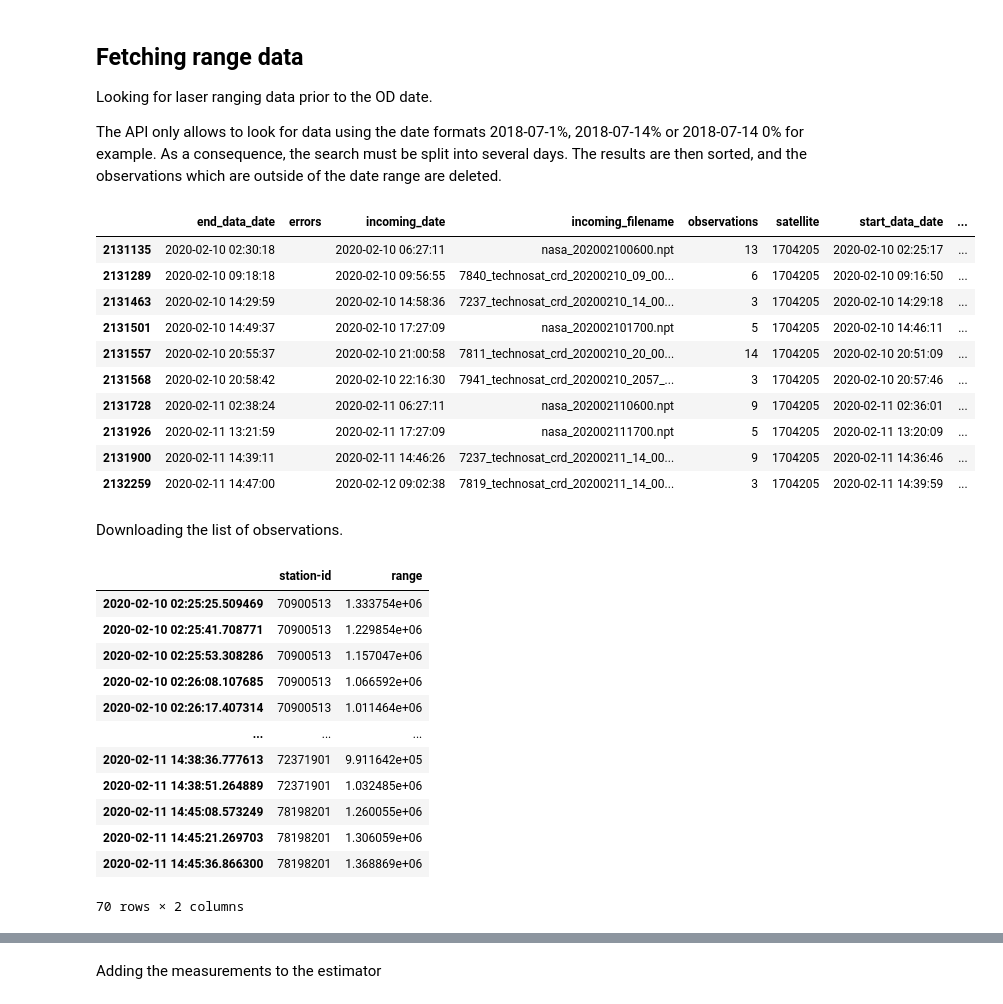
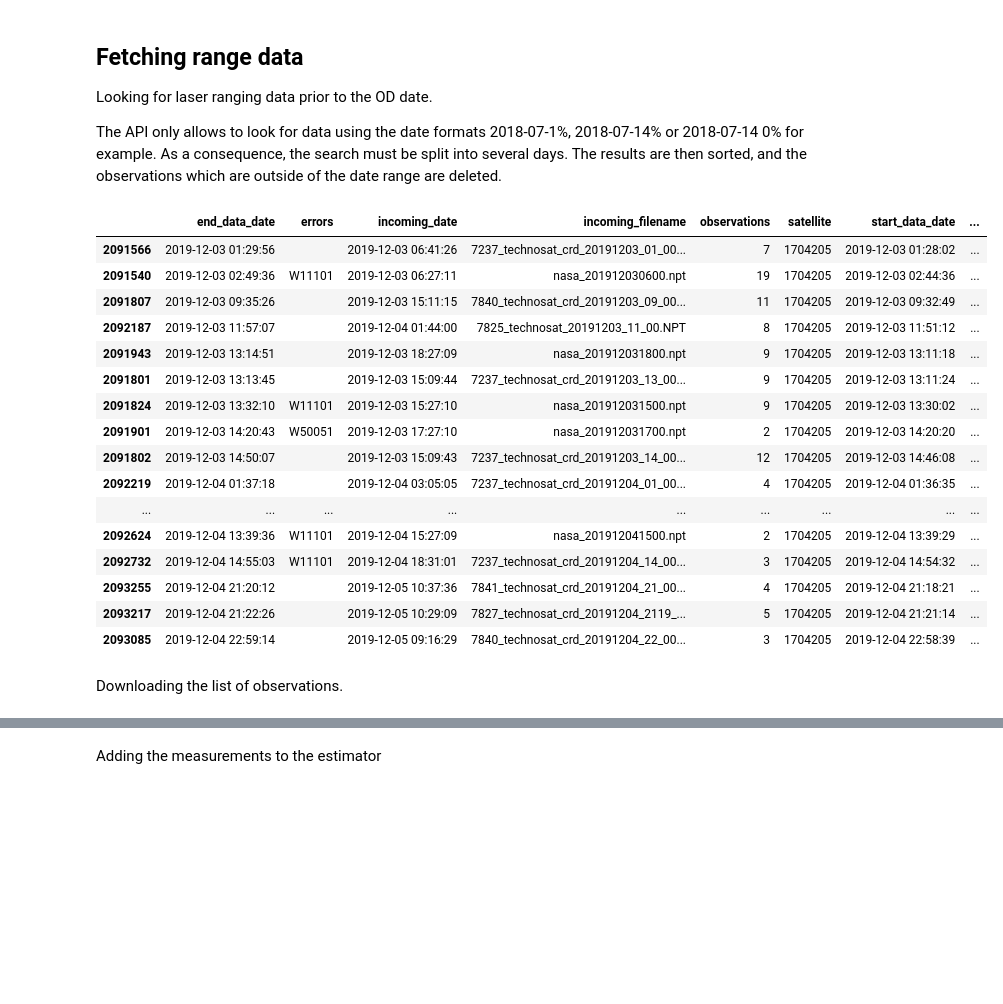
Before and after one commit to GorgiAstro/laser-orbit-determination, a Jupyter notebook: 02-orbit-determination-example.ipynb, the cells around one changed output, grey strips where cells are left out. Saved outputs shown, nothing was run; the diff lists cells and outputs as text; code cells hidden in the pictures; blank space fills up the shorter version.

```diff
--- a/02-orbit-determination-example.ipynb
+++ b/02-orbit-determination-example.ipynb
@@ -70,10 +72,22 @@ sc_name = 'technosat'  # Change the name to select a different satellite in the
 # %%
-# Parameters
+"""
+NPT: Normal point data. Recommended option. The data is pre-filtered by the laser data providers
+FRD: Full-rate data. Warning, these are a lot of data points (potentially tens of thousands per day),
+    the execution time could be greatly increased
+"""
+laser_data_type = 'NPT'
+
 range_weight = 1.0 # Will be normalized later (i.e divided by the number of observations)
 range_sigma = 1.0 # Estimated covariance of the range measurements, in meters
 
+import numpy as np
+az_weight = 0.1  # Do not weigh the Az/El measurements too much because they are much less accurate than ranges
+el_weight = 0.1
+az_sigma = float(np.deg2rad(0.01))
+el_sigma = float(np.deg2rad(0.01))
+
 from datetime import datetime
-odDate = datetime(2020, 2, 12) # Beginning of the orbit determination
+odDate = datetime(2019, 12, 5) # Beginning of the orbit determination
 collectionDuration = 2 # days
 from datetime import timedelta
 startCollectionDate = odDate + timedelta(days=-collectionDuration)
@@ -264,44 +301,26 @@ Looking for laser ranging data prior to the OD date.
 The API only allows to look for data using the date formats 2018-07-1%, 2018-07-14% or 2018-07-14 0% for example. As a consequence, the search must be split into several days. The results are then sorted, and the observations which are outside of the date range are deleted.
 # %%
 import slrDataUtils
-nptDatasetList = slrDataUtils.querySlrData(username_edc, password_edc, url, 'NPT',
+laserDatasetList = slrDataUtils.querySlrData(username_edc, password_edc, url, laser_data_type,
                                          sat_list[sc_name]['cospar_id'], startCollectionDate, odDate)
-frdDatasetList = slrDataUtils.querySlrData(username_edc, password_edc, url, 'FRD',
-                                         sat_list[sc_name]['cospar_id'], startCollectionDate, odDate)
-display(nptDatasetList)
+display(laserDatasetList)
 # %% [output]
 |  | end_data_date | errors | incoming_date | incoming_filename | observations | satellite | start_data_date | ... |
-| 2131135 | 2020-02-10 02:30:18 |  | 2020-02-10 06:27:11 | nasa_202002100600.npt | 13 | 1704205 | 2020-02-10 02:25:17 | ... |
-| 2131289 | 2020-02-10 09:18:18 |  | 2020-02-10 09:56:55 | 7840_technosat_crd_20200210_09_00... | 6 | 1704205 | 2020-02-10 09:16:50 | ... |
-| 2131463 | 2020-02-10 14:29:59 |  | 2020-02-10 14:58:36 | 7237_technosat_crd_20200210_14_00... | 3 | 1704205 | 2020-02-10 14:29:18 | ... |
-| 2131501 | 2020-02-10 14:49:37 |  | 2020-02-10 17:27:09 | nasa_202002101700.npt | 5 | 1704205 | 2020-02-10 14:46:11 | ... |
-| 2131557 | 2020-02-10 20:55:37 |  | 2020-02-10 21:00:58 | 7811_technosat_crd_20200210_20_00... | 14 | 1704205 | 2020-02-10 20:51:09 | ... |
-| 2131568 | 2020-02-10 20:58:42 |  | 2020-02-10 22:16:30 | 7941_technosat_crd_20200210_2057_... | 3 | 1704205 | 2020-02-10 20:57:46 | ... |
-| 2131728 | 2020-02-11 02:38:24 |  | 2020-02-11 06:27:11 | nasa_202002110600.npt | 9 | 1704205 | 2020-02-11 02:36:01 | ... |
-| 2131926 | 2020-02-11 13:21:59 |  | 2020-02-11 17:27:09 | nasa_202002111700.npt | 5 | 1704205 | 2020-02-11 13:20:09 | ... |
-| 2131900 | 2020-02-11 14:39:11 |  | 2020-02-11 14:46:26 | 7237_technosat_crd_20200211_14_00... | 9 | 1704205 | 2020-02-11 14:36:46 | ... |
-| 2132259 | 2020-02-11 14:47:00 |  | 2020-02-12 09:02:38 | 7819_technosat_crd_20200211_14_00... | 3 | 1704205 | 2020-02-11 14:39:59 | ... |
+| 2091566 | 2019-12-03 01:29:56 |  | 2019-12-03 06:41:26 | 7237_technosat_crd_20191203_01_00... | 7 | 1704205 | 2019-12-03 01:28:02 | ... |
+| 2091540 | 2019-12-03 02:49:36 | W11101 | 2019-12-03 06:27:11 | nasa_201912030600.npt | 19 | 1704205 | 2019-12-03 02:44:36 | ... |
+| 2091807 | 2019-12-03 09:35:26 |  | 2019-12-03 15:11:15 | 7840_technosat_crd_20191203_09_00... | 11 | 1704205 | 2019-12-03 09:32:49 | ... |
+| 2092187 | 2019-12-03 11:57:07 |  | 2019-12-04 01:44:00 | 7825_technosat_20191203_11_00.NPT | 8 | 1704205 | 2019-12-03 11:51:12 | ... |
+| 2091943 | 2019-12-03 13:14:51 |  | 2019-12-03 18:27:09 | nasa_201912031800.npt | 9 | 1704205 | 2019-12-03 13:11:18 | ... |
+| 2091801 | 2019-12-03 13:13:45 |  | 2019-12-03 15:09:44 | 7237_technosat_crd_20191203_13_00... | 9 | 1704205 | 2019-12-03 13:11:24 | ... |
+| 2091824 | 2019-12-03 13:32:10 | W11101 | 2019-12-03 15:27:10 | nasa_201912031500.npt | 9 | 1704205 | 2019-12-03 13:30:02 | ... |
+| 2091901 | 2019-12-03 14:20:43 | W50051 | 2019-12-03 17:27:10 | nasa_201912031700.npt | 2 | 1704205 | 2019-12-03 14:20:20 | ... |
+| 2091802 | 2019-12-03 14:50:07 |  | 2019-12-03 15:09:43 | 7237_technosat_crd_20191203_14_00... | 12 | 1704205 | 2019-12-03 14:46:08 | ... |
+| 2092219 | 2019-12-04 01:37:18 |  | 2019-12-04 03:05:05 | 7237_technosat_crd_20191204_01_00... | 4 | 1704205 | 2019-12-04 01:36:35 | ... |
+| ... | ... | ... | ... | ... | ... | ... | ... | ... |
+| 2092624 | 2019-12-04 13:39:36 | W11101 | 2019-12-04 15:27:09 | nasa_201912041500.npt | 2 | 1704205 | 2019-12-04 13:39:29 | ... |
+| 2092732 | 2019-12-04 14:55:03 | W11101 | 2019-12-04 18:31:01 | 7237_technosat_crd_20191204_14_00... | 3 | 1704205 | 2019-12-04 14:54:32 | ... |
+| 2093255 | 2019-12-04 21:20:12 |  | 2019-12-05 10:37:36 | 7841_technosat_crd_20191204_21_00... | 4 | 1704205 | 2019-12-04 21:18:21 | ... |
+| 2093217 | 2019-12-04 21:22:26 |  | 2019-12-05 10:29:09 | 7827_technosat_crd_20191204_2119_... | 5 | 1704205 | 2019-12-04 21:21:14 | ... |
+| 2093085 | 2019-12-04 22:59:14 |  | 2019-12-05 09:16:29 | 7840_technosat_crd_20191204_22_00... | 3 | 1704205 | 2019-12-04 22:58:39 | ... |
 # %% [markdown]
 Downloading the list of observations.
-# %%
-from orekit.pyhelpers import *
-from org.orekit.estimation.measurements import Range
-import slrDataUtils
-nptDataFrame = slrDataUtils.dlAndParseSlrData(username_edc, password_edc, url, 'NPT', nptDatasetList)
-# Comment out to download Full-Rate data
-# frdDataFrame = slrDataUtils.dlAndParseSlrData(username_edc, password_edc, url, 'FRD', frdDatasetList)
-display(nptDataFrame)
-# %% [output]
-|  | station-id | range |
-| 2020-02-10 02:25:25.509469 | 70900513 | 1.333754e+06 |
-| 2020-02-10 02:25:41.708771 | 70900513 | 1.229854e+06 |
-| 2020-02-10 02:25:53.308286 | 70900513 | 1.157047e+06 |
-| 2020-02-10 02:26:08.107685 | 70900513 | 1.066592e+06 |
-| 2020-02-10 02:26:17.407314 | 70900513 | 1.011464e+06 |
-| ... | ... | ... |
-| 2020-02-11 14:38:36.777613 | 72371901 | 9.911642e+05 |
-| 2020-02-11 14:38:51.264889 | 72371901 | 1.032485e+06 |
-| 2020-02-11 14:45:08.573249 | 78198201 | 1.260055e+06 |
-| 2020-02-11 14:45:21.269703 | 78198201 | 1.306059e+06 |
-| 2020-02-11 14:45:36.866300 | 78198201 | 1.368869e+06 |
-70 rows × 2 columns
```
Also changed, not shown: parts of 24 cells of this notebook, 1 other file.
